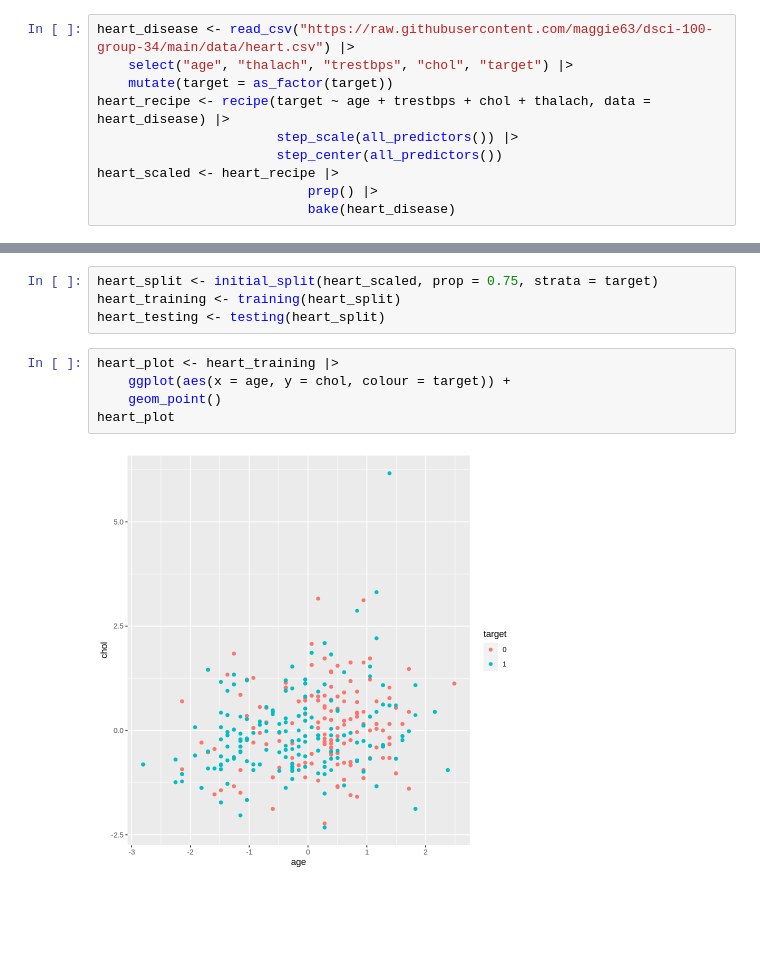
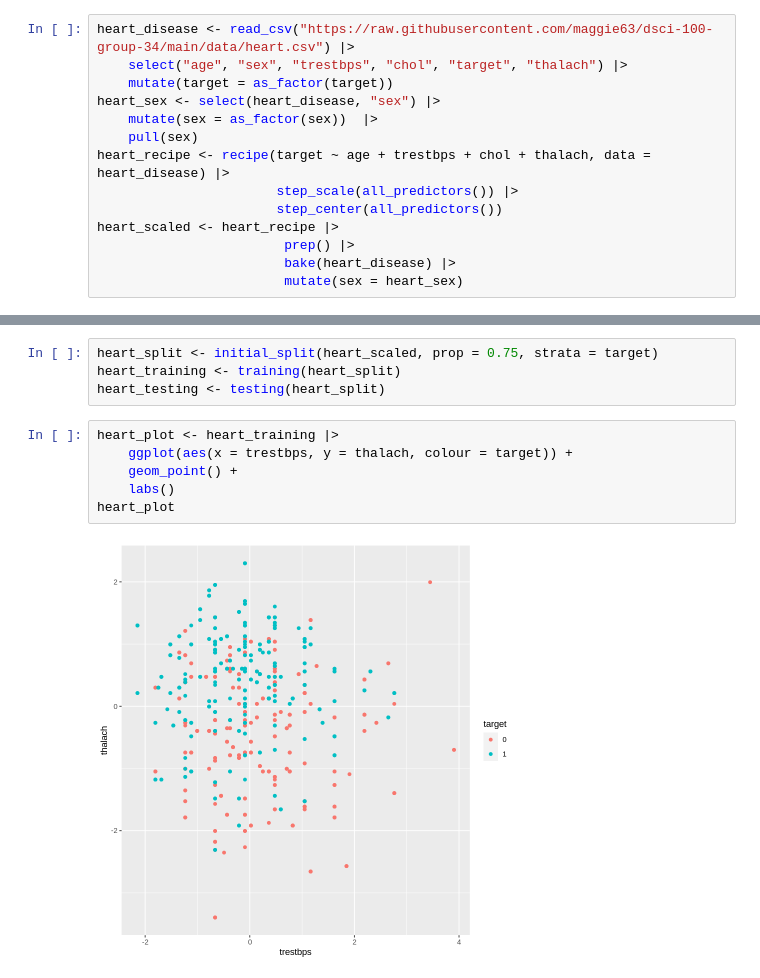
Before and after one commit to maggie63/dsci-100-group-34, a Jupyter notebook: proposal.ipynb, the cells around one changed output, grey strips where cells are left out. Saved outputs shown, nothing was run; the diff lists cells and outputs as text; blank space fills up the shorter version.

```diff
--- a/proposal.ipynb
+++ b/proposal.ipynb
@@ -23,13 +6,17 @@ library(tidymodels)
 # %%
 heart_disease <- read_csv("https://raw.githubusercontent.com/maggie63/dsci-100-group-34/main/data/heart.csv") |>
-    select("age", "thalach", "trestbps", "chol", "target") |>
+    select("age", "sex", "trestbps", "chol", "target", "thalach") |>
     mutate(target = as_factor(target))
+heart_sex <- select(heart_disease, "sex") |>
+    mutate(sex = as_factor(sex))  |>
+    pull(sex)
 heart_recipe <- recipe(target ~ age + trestbps + chol + thalach, data = heart_disease) |>
                        step_scale(all_predictors()) |>
                        step_center(all_predictors())
 heart_scaled <- heart_recipe |>
-                           prep() |>
-                           bake(heart_disease)
+                        prep() |>
+                        bake(heart_disease) |>
+                        mutate(sex = heart_sex)
 # %% [output]
 Rows: 1025 Columns: 14
 ── Column specification ────────────────────────────────────────────────────────
@@ -44,8 +31,9 @@ heart_training <- training(heart_split)
 heart_testing <- testing(heart_split)
 # %%
 heart_plot <- heart_training |>
-    ggplot(aes(x = age, y = chol, colour = target)) +
-    geom_point()
+    ggplot(aes(x = trestbps, y = thalach, colour = target)) +
+    geom_point() +
+    labs()
 heart_plot
 # %% [output]
-[figure, old version]
+[figure, new version]
```
Also changed, not shown: parts of 1 cell of this notebook.
